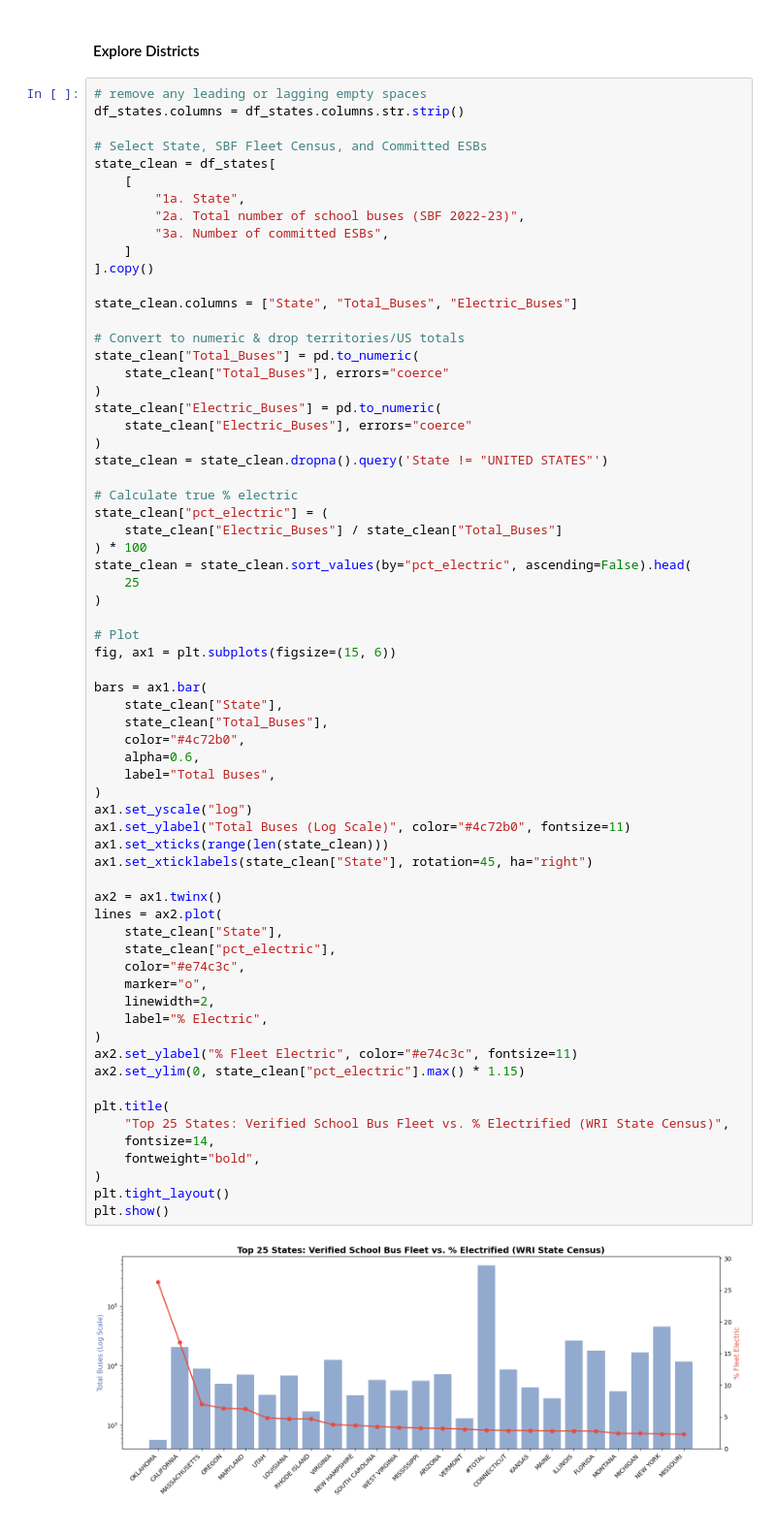
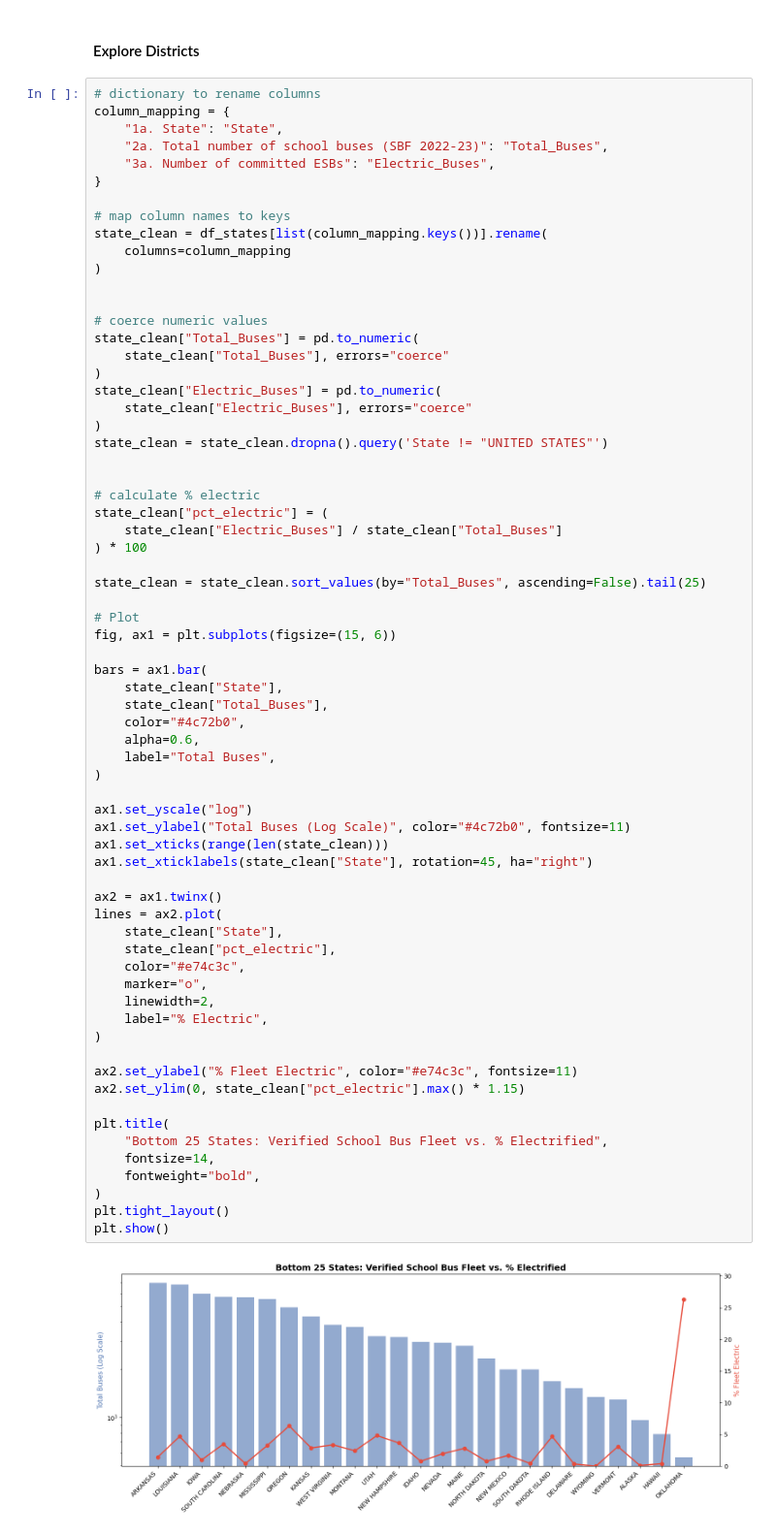
Before and after one commit to dgrasman/magic-school-bus, a Jupyter notebook: msb.ipynb, the cells around one changed output. Shown at 97% size. Cells and saved outputs as stored; diff of their text form.

Commit message:
update target constituents, clean up plots

```diff
--- a/msb.ipynb
+++ b/msb.ipynb
@@ -129,21 +129,20 @@ df_master_districts.columns.tolist()
 # %% [markdown]
 #### Explore Districts
 # %%
-# remove any leading or lagging empty spaces
-df_states.columns = df_states.columns.str.strip()
+# dictionary to rename columns
+column_mapping = {
+    "1a. State": "State",
+    "2a. Total number of school buses (SBF 2022-23)": "Total_Buses",
+    "3a. Number of committed ESBs": "Electric_Buses",
+}
 
-# Select State, SBF Fleet Census, and Committed ESBs
-state_clean = df_states[
-    [
-        "1a. State",
-        "2a. Total number of school buses (SBF 2022-23)",
-        "3a. Number of committed ESBs",
-    ]
-].copy()
+# map column names to keys
+state_clean = df_states[list(column_mapping.keys())].rename(
+    columns=column_mapping
+)
 
-state_clean.columns = ["State", "Total_Buses", "Electric_Buses"]
 
-# Convert to numeric & drop territories/US totals
+# coerce numeric values
 state_clean["Total_Buses"] = pd.to_numeric(
     state_clean["Total_Buses"], errors="coerce"
 )
@@ -152,13 +151,13 @@ state_clean["Electric_Buses"] = pd.to_numeric(
 )
 state_clean = state_clean.dropna().query('State != "UNITED STATES"')
 
-# Calculate true % electric
+
+# calculate % electric
 state_clean["pct_electric"] = (
     state_clean["Electric_Buses"] / state_clean["Total_Buses"]
 ) * 100
-state_clean = state_clean.sort_values(by="pct_electric", ascending=False).head(
-    25
-)
+
+state_clean = state_clean.sort_values(by="Total_Buses", ascending=False).tail(25)
 
 # Plot
 fig, ax1 = plt.subplots(figsize=(15, 6))
@@ -167,33 +166,35 @@ bars = ax1.bar(
     state_clean["State"],
     state_clean["Total_Buses"],
     color="#4c72b0",
     alpha=0.6,
     label="Total Buses",
 )
+
 ax1.set_yscale("log")
 ax1.set_ylabel("Total Buses (Log Scale)", color="#4c72b0", fontsize=11)
 ax1.set_xticks(range(len(state_clean)))
 ax1.set_xticklabels(state_clean["State"], rotation=45, ha="right")
 
 ax2 = ax1.twinx()
 lines = ax2.plot(
     state_clean["State"],
     state_clean["pct_electric"],
     color="#e74c3c",
     marker="o",
     linewidth=2,
     label="% Electric",
 )
+
 ax2.set_ylabel("% Fleet Electric", color="#e74c3c", fontsize=11)
 ax2.set_ylim(0, state_clean["pct_electric"].max() * 1.15)
 
 plt.title(
-    "Top 25 States: Verified School Bus Fleet vs. % Electrified (WRI State Census)",
+    "Bottom 25 States: Verified School Bus Fleet vs. % Electrified",
     fontsize=14,
     fontweight="bold",
 )
 plt.tight_layout()
 plt.show()
 # %% [output]
-[figure, old version]
+[figure, new version]
 # %%
```
Also changed, not shown: parts of 9 cells of this notebook.
